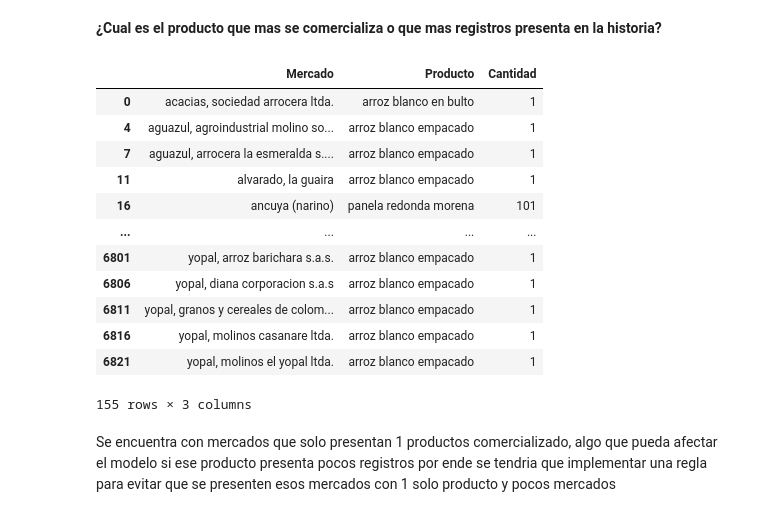
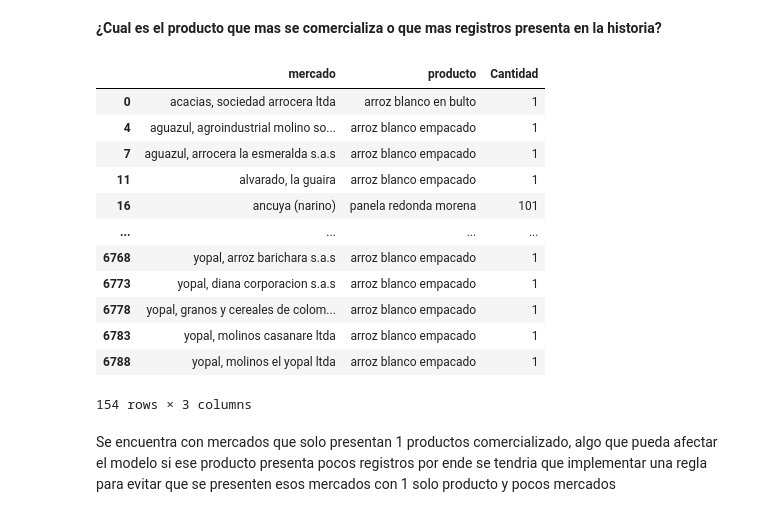
Before and after one commit to daniel-barona/proyecto_ciencia_datos, a Jupyter notebook: src/03_EDA.ipynb, the cells around one changed output. Saved outputs shown, nothing was run; the diff lists cells and outputs as text; code cells hidden in the pictures.

```diff
--- a/src/03_EDA.ipynb
+++ b/src/03_EDA.ipynb
@@ -291,28 +291,28 @@ El siguiente paso puede ser buscar el producto que mas se comercializa por cada
 **¿Cual es el producto que mas se comercializa o que mas registros presenta en la historia?**
 # %%
 productoFavoritoMercado = (
-    df.groupby(['Mercado', 'Producto'])
+    df.groupby(['mercado', 'producto'])
       .size()
       .reset_index(name='Cantidad')
-      .sort_values(['Mercado', 'Cantidad'], ascending=[True, False])
-      .groupby('Mercado')
+      .sort_values(['mercado', 'Cantidad'], ascending=[True, False])
+      .groupby('mercado')
       .head(1)
 )
 productoFavoritoMercado
 # %% [output]
-|  | Mercado | Producto | Cantidad |
-| 0 | acacias, sociedad arrocera ltda. | arroz blanco en bulto | 1 |
+|  | mercado | producto | Cantidad |
+| 0 | acacias, sociedad arrocera ltda | arroz blanco en bulto | 1 |
 | 4 | aguazul, agroindustrial molino so... | arroz blanco empacado | 1 |
-| 7 | aguazul, arrocera la esmeralda s.... | arroz blanco empacado | 1 |
+| 7 | aguazul, arrocera la esmeralda s.a.s | arroz blanco empacado | 1 |
 | 11 | alvarado, la guaira | arroz blanco empacado | 1 |
 | 16 | ancuya (narino) | panela redonda morena | 101 |
 | ... | ... | ... | ... |
-| 6801 | yopal, arroz barichara s.a.s. | arroz blanco empacado | 1 |
-| 6806 | yopal, diana corporacion s.a.s | arroz blanco empacado | 1 |
-| 6811 | yopal, granos y cereales de colom... | arroz blanco empacado | 1 |
-| 6816 | yopal, molinos casanare ltda. | arroz blanco empacado | 1 |
-| 6821 | yopal, molinos el yopal ltda. | arroz blanco empacado | 1 |
+| 6768 | yopal, arroz barichara s.a.s | arroz blanco empacado | 1 |
+| 6773 | yopal, diana corporacion s.a.s | arroz blanco empacado | 1 |
+| 6778 | yopal, granos y cereales de colom... | arroz blanco empacado | 1 |
+| 6783 | yopal, molinos casanare ltda | arroz blanco empacado | 1 |
+| 6788 | yopal, molinos el yopal ltda | arroz blanco empacado | 1 |
-155 rows × 3 columns
+154 rows × 3 columns
 # %% [markdown]
 Se encuentra con mercados que solo presentan 1 productos comercializado, algo que pueda afectar el modelo si ese producto presenta pocos registros por ende se tendria que implementar una regla para evitar que se presenten esos mercados con 1 solo producto y pocos mercados
 # %% [markdown]
```
Also changed, not shown: parts of 20 cells of this notebook.
